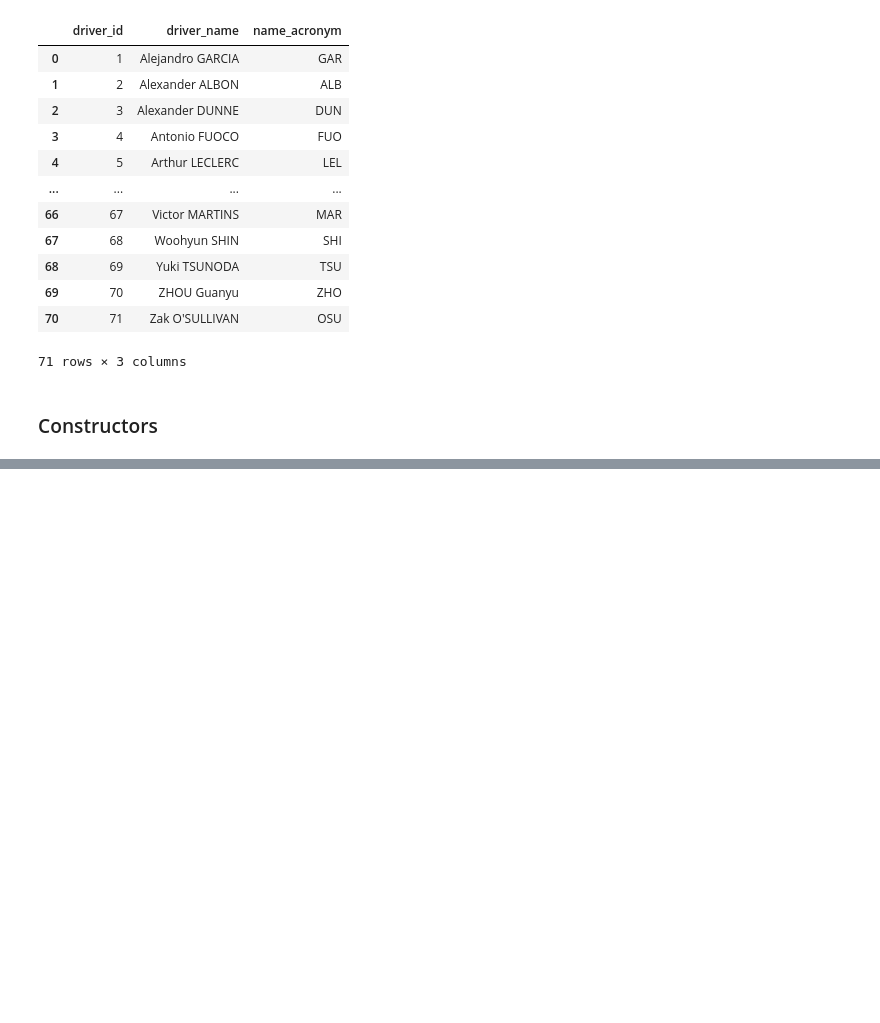
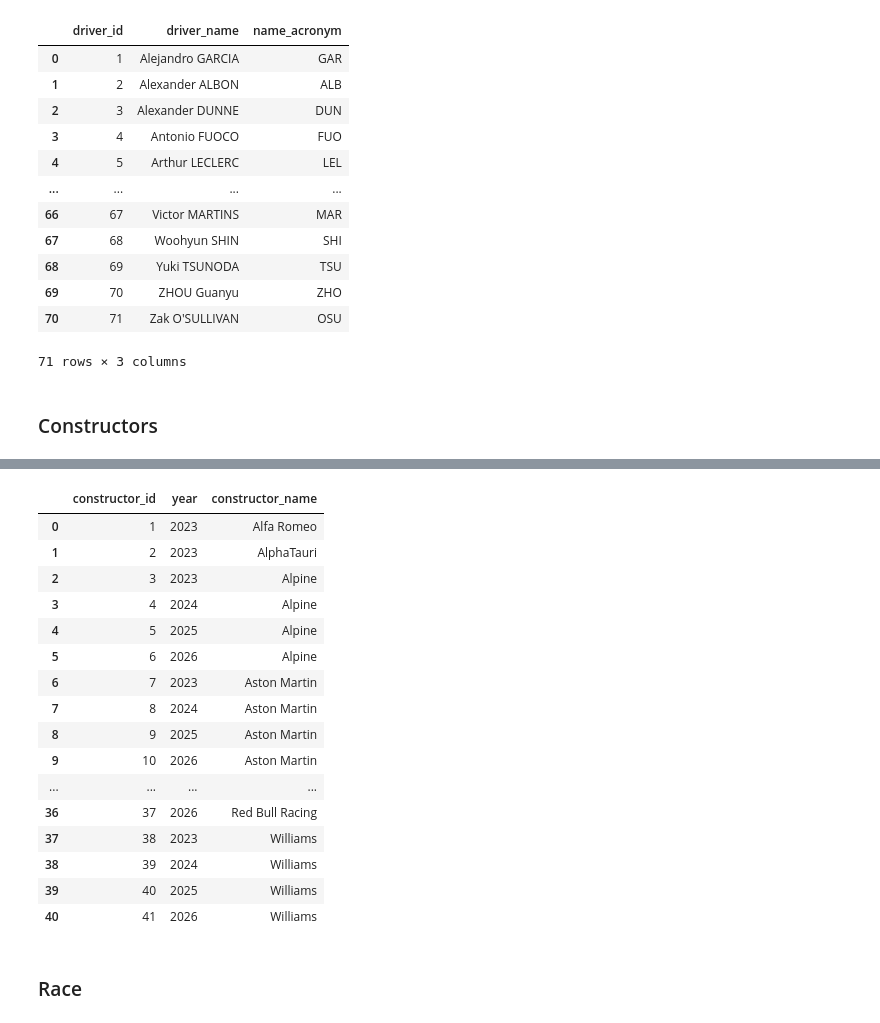
Before and after one commit to jguptil1/F1Fantasy, a Jupyter notebook: src/ingestion/database_testing.ipynb, the cells around one changed output, grey strips where cells are left out. Saved outputs shown, nothing was run; the diff lists cells and outputs as text; code cells hidden in the pictures; blank space fills up the shorter version.

Commit message:
constructor pipeline complete

```diff
--- a/src/ingestion/database_testing.ipynb
+++ b/src/ingestion/database_testing.ipynb
@@ -259,0 +287,30 @@ raw_constructors
+# %%
+
+def read_warehoused_constructors():
+    with duckdb.connect(DATABASE_PATH, read_only=True) as con:
+        result = con.execute("SELECT * FROM dim_constructor").df()
+
+    return result
+# %%
+dim_constructors = read_warehoused_constructors()
+dim_constructors
+# %% [output]
+|  | constructor_id | year | constructor_name |
+| 0 | 1 | 2023 | Alfa Romeo |
+| 1 | 2 | 2023 | AlphaTauri |
+| 2 | 3 | 2023 | Alpine |
+| 3 | 4 | 2024 | Alpine |
+| 4 | 5 | 2025 | Alpine |
+| 5 | 6 | 2026 | Alpine |
+| 6 | 7 | 2023 | Aston Martin |
+| 7 | 8 | 2024 | Aston Martin |
+| 8 | 9 | 2025 | Aston Martin |
+| 9 | 10 | 2026 | Aston Martin |
+| ... | ... | ... | ... |
+| 36 | 37 | 2026 | Red Bull Racing |
+| 37 | 38 | 2023 | Williams |
+| 38 | 39 | 2024 | Williams |
+| 39 | 40 | 2025 | Williams |
+| 40 | 41 | 2026 | Williams |
+# %% [markdown]
+### Race
```
Also changed, not shown: parts of 6 cells of this notebook, 4 other files.
